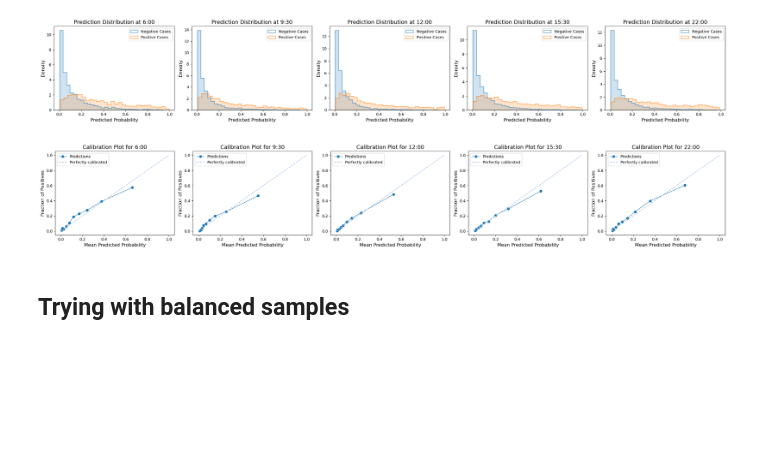
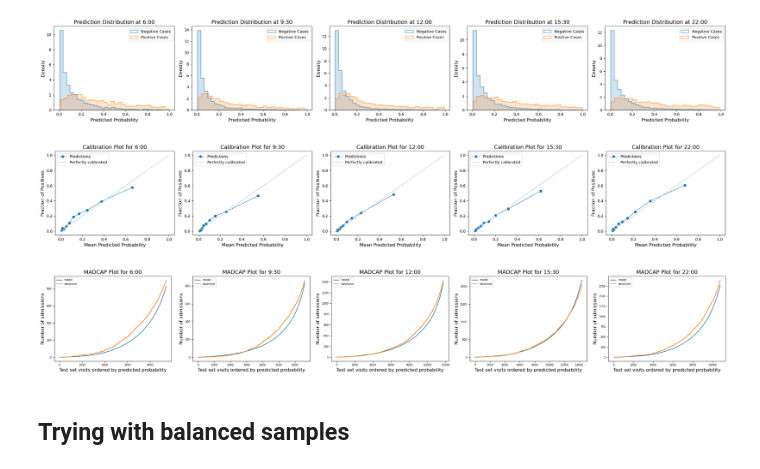
Before and after one commit to zmek/patientflow, a Jupyter notebook: notebooks/4a_Predict_probability_of_admission_from_ED.ipynb, the cells around one changed output. Drawn from its saved outputs; the diff is of its cells as text; code cells hidden in the pictures; blank space fills up the shorter version.

```diff
--- a/notebooks/4a_Predict_probability_of_admission_from_ED.ipynb
+++ b/notebooks/4a_Predict_probability_of_admission_from_ED.ipynb
@@ -548,6 +548,19 @@ plot_calibration(
 )
 # %% [output]
 [figure]
+# %%
+## without balanced training
+from patientflow.viz.madcap_plot import generate_madcap_plots
+generate_madcap_plots(
+    prediction_times,
+    media_file_path,
+    trained_models,
+    test_visits,
+    exclude_from_training_data,
+    model_group_name = "admissions"
+)
+# %% [output]
+[figure, added]
 # %% [markdown]
 ## Trying with balanced samples
 # %%
```
Also changed, not shown: parts of 8 cells of this notebook, 2 other files.
